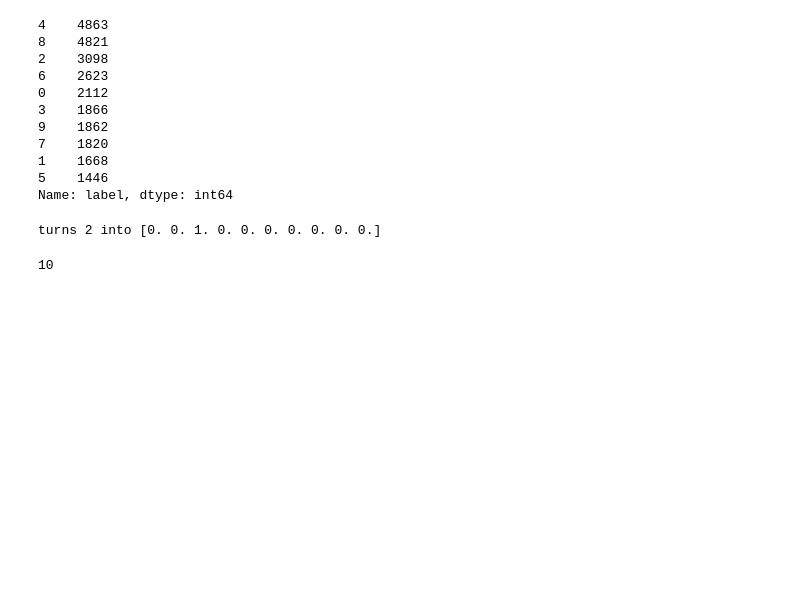
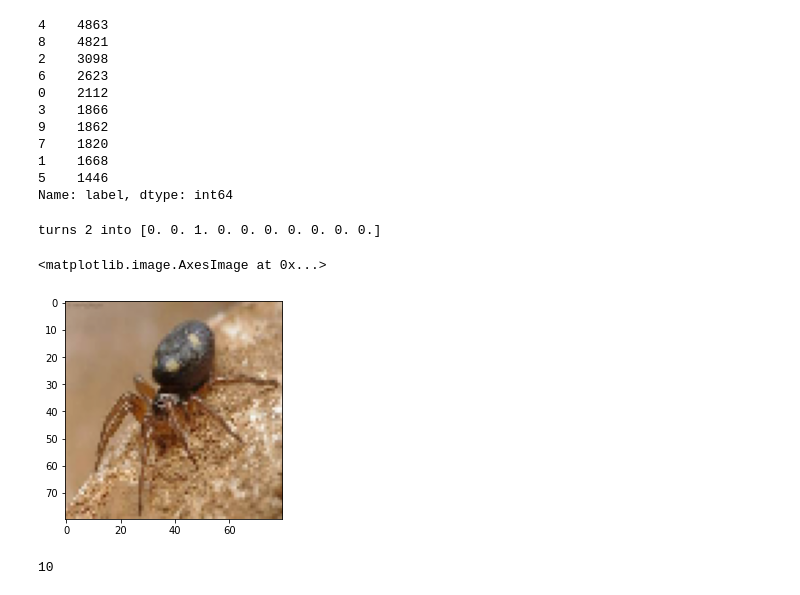
Before and after one commit to Eliaz-LR/Animal-identification-NN, a Jupyter notebook: trainingCNN_allAnimals.ipynb, the cells around one changed output. Cells and saved outputs as stored; diff of their text form; code cells hidden in the pictures; blank space fills up the shorter version.

```diff
--- a/trainingCNN_allAnimals.ipynb
+++ b/trainingCNN_allAnimals.ipynb
@@ -90,9 +92,13 @@ print('turns',y_train.iloc[num],'into', train_Y_one_hot[num])
 turns 2 into [0. 0. 1. 0. 0. 0. 0. 0. 0. 0.]
 # %%
 #impression image
-# img = X[num]
+num = 30000
+img = X[num]
 # rgb = cv2.cvtColor(img, cv2.COLOR_HSV2RGB)
-# plt.imshow(rgb)
+plt.imshow(img)
+# %% [output]
+<matplotlib.image.AxesImage at 0x...>
+[figure, added]
 # %%
 import tensorflow.keras
 from tensorflow.keras.models import Sequential
```
Also changed, not shown: parts of 1 cell of this notebook, 1 other file.
